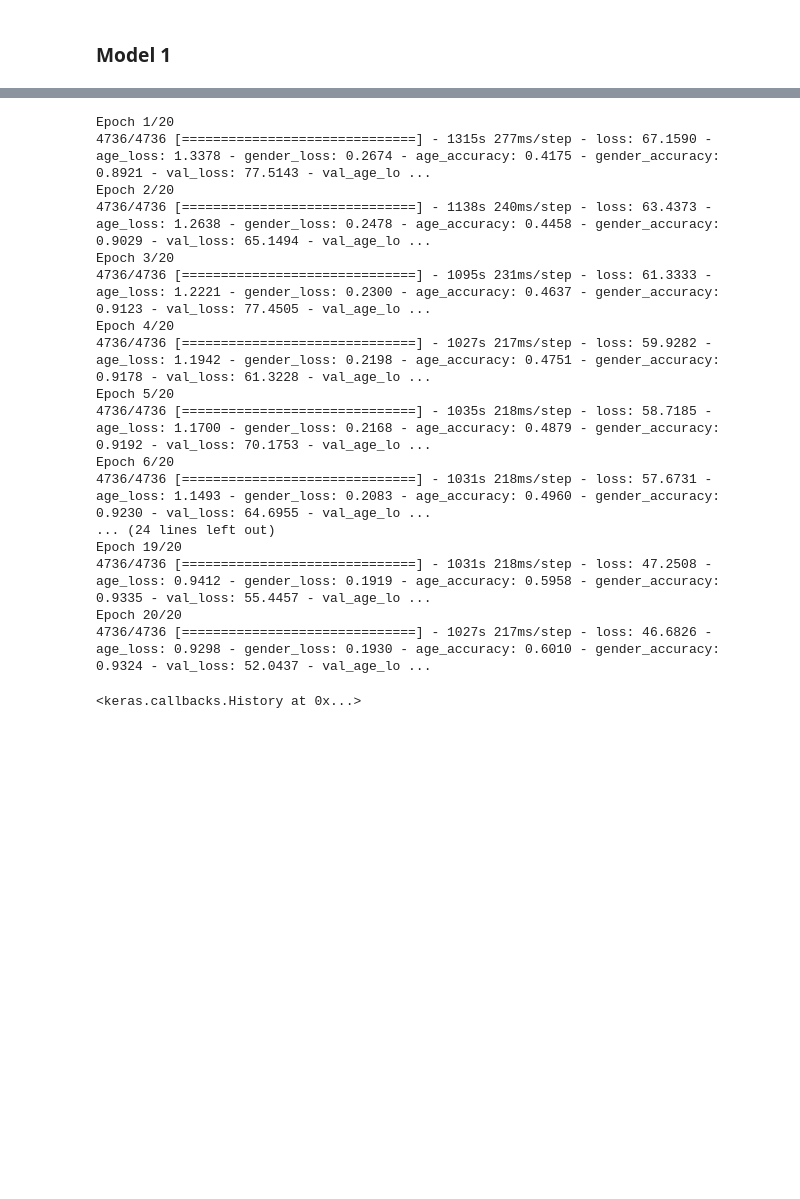
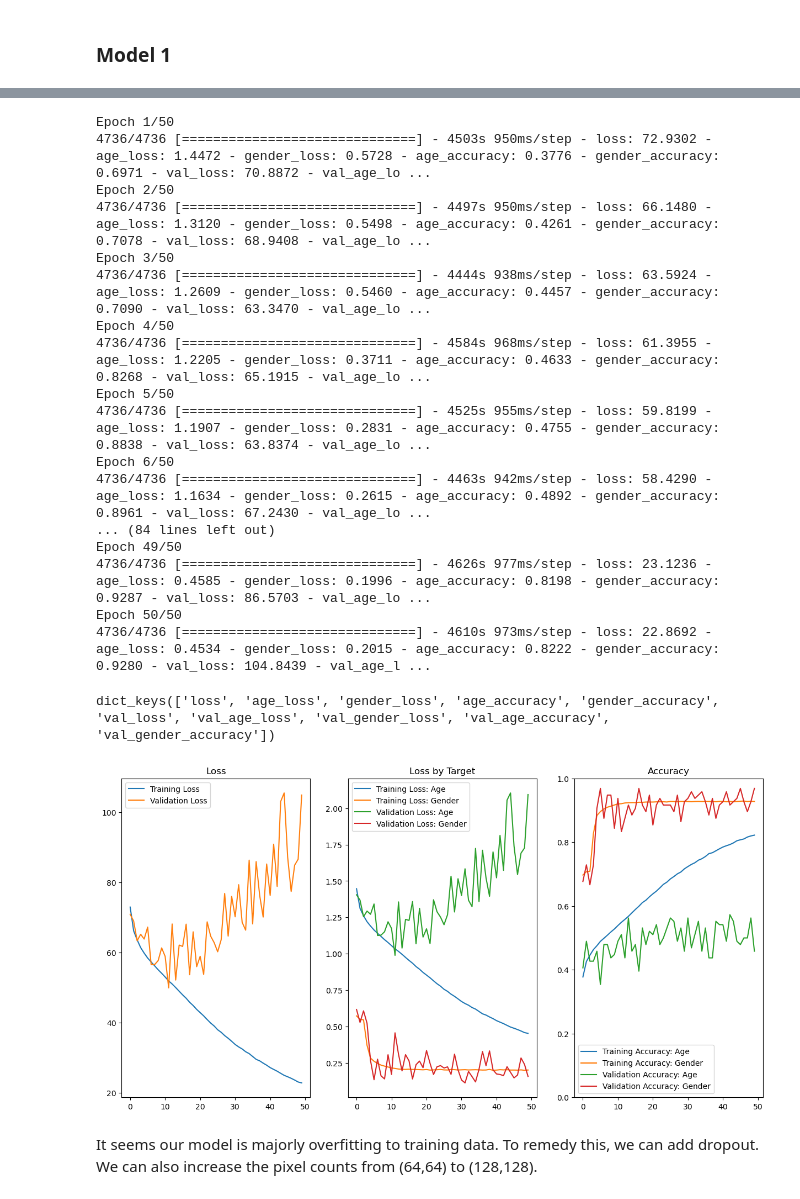
Before and after one commit to kmatk/AutoID, a Jupyter notebook: notebook.ipynb, the cells around one changed output, grey strips where cells are left out. Drawn from its saved outputs; the diff is of its cells as text; code cells hidden in the pictures; blank space fills up the shorter version.

```diff
--- a/notebook.ipynb
+++ b/notebook.ipynb
@@ -172,3 +176,36 @@ def ImgGen(dataframe, img_size=(128,128), batch_size=32, brightness=[0.7, 1.3],
+# %%
+def plot_history(history):
+    train_loss = history.history['loss']
+    train_age_loss = history.history['age_loss']
+    train_gender_loss = history.history['gender_loss']
+    train_age_acc = history.history['age_accuracy']
+    train_gender_acc = history.history['gender_accuracy']
+
+    val_loss = history.history['val_loss']
+    val_age_loss = history.history['val_age_loss']
+    val_gender_loss = history.history['val_gender_loss']
+    val_age_acc = history.history['val_age_accuracy']
+    val_gender_acc = history.history['val_gender_accuracy']
+
+    fig, (ax1, ax2, ax3) = plt.subplots(1, 3, figsize=(15, 7.5))
+
+    ax1.set_title('Loss')
+    # ax1.set_ylim([0, None])
+    sns.lineplot(x=history.epoch, y=train_loss, ax=ax1, label='Training Loss')
+    sns.lineplot(x=history.epoch, y=val_loss, ax=ax1, label='Validation Loss')
+
+    ax2.set_title('Loss by Target')
+    sns.lineplot(x=history.epoch, y=train_age_loss, ax=ax2, label='Training Loss: Age')
+    sns.lineplot(x=history.epoch, y=train_gender_loss, ax=ax2, label='Training Loss: Gender')
+    sns.lineplot(x=history.epoch, y=val_age_loss, ax=ax2, label='Validation Loss: Age')
+    sns.lineplot(x=history.epoch, y=val_gender_loss, ax=ax2, label='Validation Loss: Gender')
+
+    ax3.set_title('Accuracy')
+    ax3.set_ylim([0, None])
+    sns.lineplot(x=history.epoch, y=train_age_acc, ax=ax3, label='Training Accuracy: Age')
+    sns.lineplot(x=history.epoch, y=train_gender_acc, ax=ax3, label='Training Accuracy: Gender')
+    sns.lineplot(x=history.epoch, y=val_age_acc, ax=ax3, label='Validation Accuracy: Age')
+    sns.lineplot(x=history.epoch, y=val_gender_acc, ax=ax3, label='Validation Accuracy: Gender')
 # %%
 train_gen, val_gen = ImgGen(df_train, img_size=(64,64))
 # %% [output]
@@ -278,23 +319,22 @@ ________________________________________________________________________________
 # %%
 model.compile(optimizer='adam', loss=[CategoricalCrossentropy(), BinaryCrossentropy()], loss_weights=[50,1], metrics=['accuracy'])
 # %%
-model.fit(train_gen, epochs=20, validation_data=val_gen, validation_steps=100//train_gen.batch_size)
+results = model.fit(train_gen, epochs=50, validation_data=val_gen, validation_steps=100//train_gen.batch_size)
 # %% [output]
-Epoch 1/20
-4736/4736 [==============================] - 1315s 277ms/step - loss: 67.1590 - age_loss: 1.3378 - gender_loss: 0.2674 - age_accuracy: 0.4175 - gender_accuracy: 0.8921 - val_loss: 77.5143 - val_age_lo ...
-Epoch 2/20
-4736/4736 [==============================] - 1138s 240ms/step - loss: 63.4373 - age_loss: 1.2638 - gender_loss: 0.2478 - age_accuracy: 0.4458 - gender_accuracy: 0.9029 - val_loss: 65.1494 - val_age_lo ...
-Epoch 3/20
-4736/4736 [==============================] - 1095s 231ms/step - loss: 61.3333 - age_loss: 1.2221 - gender_loss: 0.2300 - age_accuracy: 0.4637 - gender_accuracy: 0.9123 - val_loss: 77.4505 - val_age_lo ...
-Epoch 4/20
-4736/4736 [==============================] - 1027s 217ms/step - loss: 59.9282 - age_loss: 1.1942 - gender_loss: 0.2198 - age_accuracy: 0.4751 - gender_accuracy: 0.9178 - val_loss: 61.3228 - val_age_lo ...
-Epoch 5/20
-4736/4736 [==============================] - 1035s 218ms/step - loss: 58.7185 - age_loss: 1.1700 - gender_loss: 0.2168 - age_accuracy: 0.4879 - gender_accuracy: 0.9192 - val_loss: 70.1753 - val_age_lo ...
-Epoch 6/20
-4736/4736 [==============================] - 1031s 218ms/step - loss: 57.6731 - age_loss: 1.1493 - gender_loss: 0.2083 - age_accuracy: 0.4960 - gender_accuracy: 0.9230 - val_loss: 64.6955 - val_age_lo ...
-... (24 lines left out)
-Epoch 19/20
-4736/4736 [==============================] - 1031s 218ms/step - loss: 47.2508 - age_loss: 0.9412 - gender_loss: 0.1919 - age_accuracy: 0.5958 - gender_accuracy: 0.9335 - val_loss: 55.4457 - val_age_lo ...
-Epoch 20/20
-4736/4736 [==============================] - 1027s 217ms/step - loss: 46.6826 - age_loss: 0.9298 - gender_loss: 0.1930 - age_accuracy: 0.6010 - gender_accuracy: 0.9324 - val_loss: 52.0437 - val_age_lo ...
+Epoch 1/50
+4736/4736 [==============================] - 4503s 950ms/step - loss: 72.9302 - age_loss: 1.4472 - gender_loss: 0.5728 - age_accuracy: 0.3776 - gender_accuracy: 0.6971 - val_loss: 70.8872 - val_age_lo ...
+Epoch 2/50
+4736/4736 [==============================] - 4497s 950ms/step - loss: 66.1480 - age_loss: 1.3120 - gender_loss: 0.5498 - age_accuracy: 0.4261 - gender_accuracy: 0.7078 - val_loss: 68.9408 - val_age_lo ...
+Epoch 3/50
+4736/4736 [==============================] - 4444s 938ms/step - loss: 63.5924 - age_loss: 1.2609 - gender_loss: 0.5460 - age_accuracy: 0.4457 - gender_accuracy: 0.7090 - val_loss: 63.3470 - val_age_lo ...
+Epoch 4/50
+4736/4736 [==============================] - 4584s 968ms/step - loss: 61.3955 - age_loss: 1.2205 - gender_loss: 0.3711 - age_accuracy: 0.4633 - gender_accuracy: 0.8268 - val_loss: 65.1915 - val_age_lo ...
+Epoch 5/50
+4736/4736 [==============================] - 4525s 955ms/step - loss: 59.8199 - age_loss: 1.1907 - gender_loss: 0.2831 - age_accuracy: 0.4755 - gender_accuracy: 0.8838 - val_loss: 63.8374 - val_age_lo ...
+Epoch 6/50
+4736/4736 [==============================] - 4463s 942ms/step - loss: 58.4290 - age_loss: 1.1634 - gender_loss: 0.2615 - age_accuracy: 0.4892 - gender_accuracy: 0.8961 - val_loss: 67.2430 - val_age_lo ...
+... (84 lines left out)
+Epoch 49/50
+4736/4736 [==============================] - 4626s 977ms/step - loss: 23.1236 - age_loss: 0.4585 - gender_loss: 0.1996 - age_accuracy: 0.8198 - gender_accuracy: 0.9287 - val_loss: 86.5703 - val_age_lo ...
+Epoch 50/50
+4736/4736 [==============================] - 4610s 973ms/step - loss: 22.8692 - age_loss: 0.4534 - gender_loss: 0.2015 - age_accuracy: 0.8222 - gender_accuracy: 0.9280 - val_loss: 104.8439 - val_age_l ...
-<keras.callbacks.History at 0x...>
@@ -307,0 +341,8 @@ Epoch 3/20
+# %%
+results.history.keys()
+# %% [output]
+dict_keys(['loss', 'age_loss', 'gender_loss', 'age_accuracy', 'gender_accuracy', 'val_loss', 'val_age_loss', 'val_gender_loss', 'val_age_accuracy', 'val_gender_accuracy'])
+# %%
+plot_history(results)
+# %% [output]
+[figure, added]
@@ -307,0 +351,2 @@ Epoch 3/20
+# %% [markdown]
+It seems our model is majorly overfitting to training data. To remedy this, we can add dropout. We can also increase the pixel counts from (64,64) to (128,128).
```
Also changed, not shown: parts of 8 cells of this notebook.
